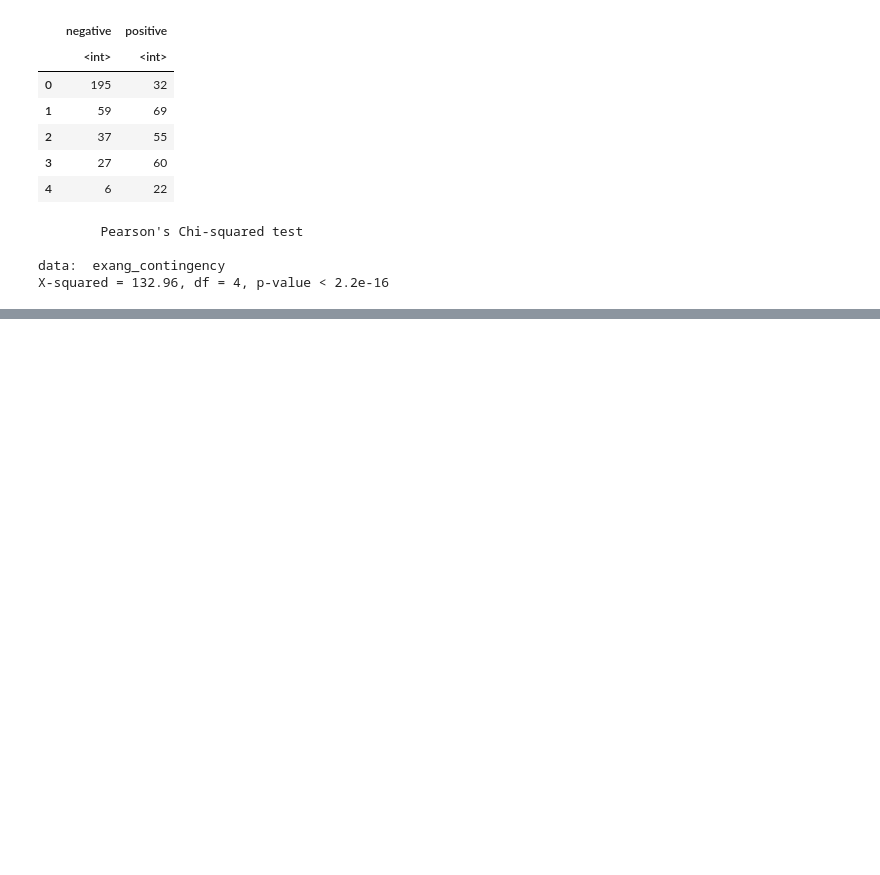
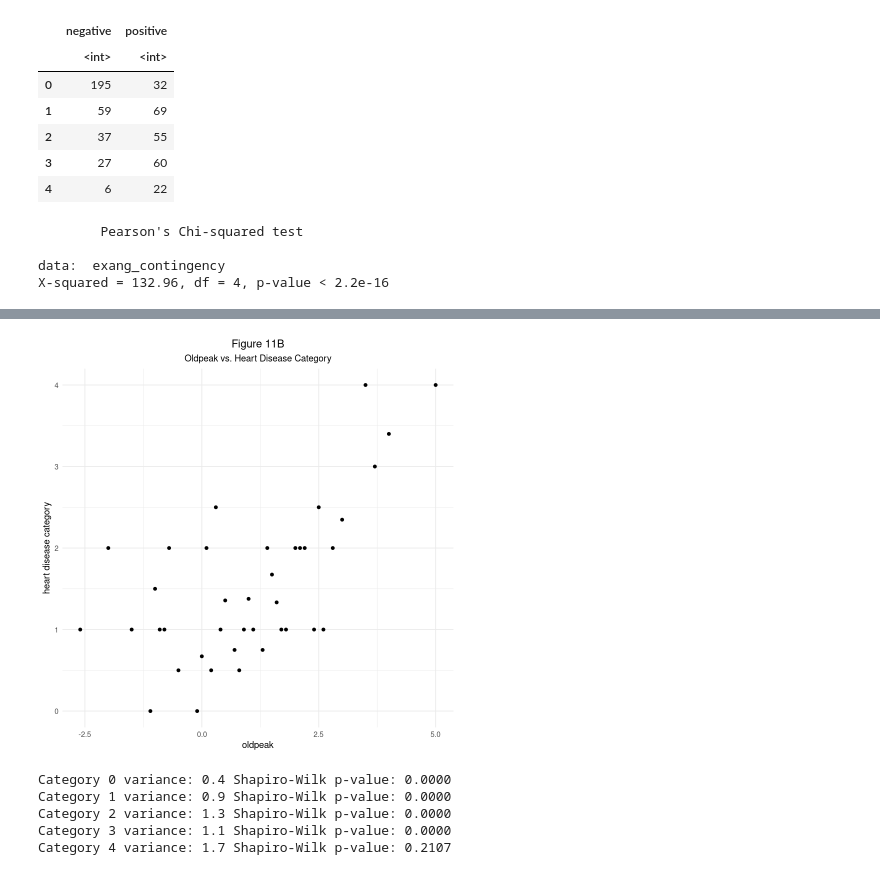
Before and after one commit to jerradmgenson/qdaim-proto, a Jupyter notebook: src/notebooks/dataset_analysis.ipynb, the cells around one changed output, grey strips where cells are left out. Drawn from its saved outputs; the diff is of its cells as text; code cells hidden in the pictures; blank space fills up the shorter version.

```diff
--- a/src/notebooks/dataset_analysis.ipynb
+++ b/src/notebooks/dataset_analysis.ipynb
@@ -1023,0 +1037,22 @@ X-squared = 132.96, df = 4, p-value < 2.2e-16
+# %%
+# Scatter plot of oldpeak vs. average heart disease category.
+#
+# The scatter plot shows a clear correlation between ST-segement depression
+# during exercise and heart disease category.
+average_category_per_oldpeak = aggregate(num ~ oldpeak, heart_disease_data, mean)
+ggplot(average_category_per_oldpeak, aes(x=oldpeak, y=num)) + ggtitle(label='Figure 11B', subtitle='Oldpeak vs. Heart Disease Category') + ylab('heart disease category') + geom_point() + theme_minimal() + theme(plot.title = element_text(hjust = 0.5), plot.subtitle = element_text(hjust = 0.5))
+# %% [output]
+[figure, added]
+# %%
+# Shapiro-Wilk test for oldpeak grouped by heart disease category.
+#
+# The p-value is below the significance level .05 for all categories
+# but category 4. Therefore we reject the null hypothesis that the
+# distributions are not normal for all categories except 4.
+compare_category_variance(heart_disease_data, 'oldpeak')
+# %% [output]
+Category 0 variance: 0.4 Shapiro-Wilk p-value: 0.0000
+Category 1 variance: 0.9 Shapiro-Wilk p-value: 0.0000
+Category 2 variance: 1.3 Shapiro-Wilk p-value: 0.0000
+Category 3 variance: 1.1 Shapiro-Wilk p-value: 0.0000
+Category 4 variance: 1.7 Shapiro-Wilk p-value: 0.2107
```
Also changed, not shown: parts of 9 cells of this notebook.
